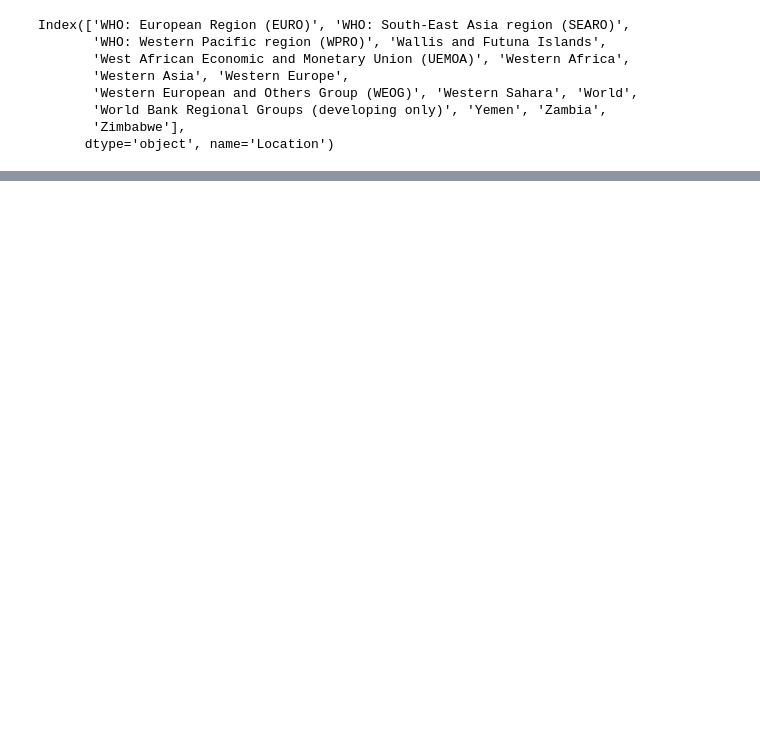
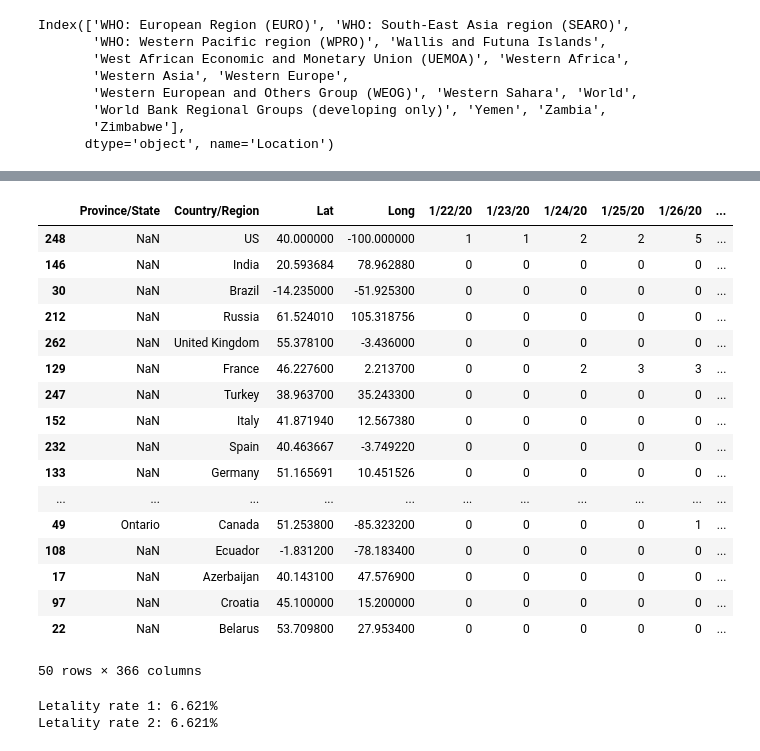
Before and after one commit to Daniel-ASG/Course_Classes, a Jupyter notebook: Data_Science_análises_para_saúde_e_medicina.ipynb, the cells around one changed output, grey strips where cells are left out. Saved outputs shown, nothing was run; the diff lists cells and outputs as text; code cells hidden in the pictures; blank space fills up the shorter version.

```diff
--- a/Data_Science_análises_para_saúde_e_medicina.ipynb
+++ b/Data_Science_análises_para_saúde_e_medicina.ipynb
@@ -803,0 +828,38 @@ combined_expanded.head(50)
+# %%
+confirmed.sort_values(last_date, ascending=False).head(50)
+# %% [output]
+|  | Province/State | Country/Region | Lat | Long | 1/22/20 | 1/23/20 | 1/24/20 | 1/25/20 | 1/26/20 | ... |
+| 248 | NaN | US | 40.000000 | -100.000000 | 1 | 1 | 2 | 2 | 5 | ... |
+| 146 | NaN | India | 20.593684 | 78.962880 | 0 | 0 | 0 | 0 | 0 | ... |
+| 30 | NaN | Brazil | -14.235000 | -51.925300 | 0 | 0 | 0 | 0 | 0 | ... |
+| 212 | NaN | Russia | 61.524010 | 105.318756 | 0 | 0 | 0 | 0 | 0 | ... |
+| 262 | NaN | United Kingdom | 55.378100 | -3.436000 | 0 | 0 | 0 | 0 | 0 | ... |
+| 129 | NaN | France | 46.227600 | 2.213700 | 0 | 0 | 2 | 3 | 3 | ... |
+| 247 | NaN | Turkey | 38.963700 | 35.243300 | 0 | 0 | 0 | 0 | 0 | ... |
+| 152 | NaN | Italy | 41.871940 | 12.567380 | 0 | 0 | 0 | 0 | 0 | ... |
+| 232 | NaN | Spain | 40.463667 | -3.749220 | 0 | 0 | 0 | 0 | 0 | ... |
+| 133 | NaN | Germany | 51.165691 | 10.451526 | 0 | 0 | 0 | 0 | 0 | ... |
+| ... | ... | ... | ... | ... | ... | ... | ... | ... | ... | ... |
+| 49 | Ontario | Canada | 51.253800 | -85.323200 | 0 | 0 | 0 | 0 | 1 | ... |
+| 108 | NaN | Ecuador | -1.831200 | -78.183400 | 0 | 0 | 0 | 0 | 0 | ... |
+| 17 | NaN | Azerbaijan | 40.143100 | 47.576900 | 0 | 0 | 0 | 0 | 0 | ... |
+| 97 | NaN | Croatia | 45.100000 | 15.200000 | 0 | 0 | 0 | 0 | 0 | ... |
+| 22 | NaN | Belarus | 53.709800 | 27.953400 | 0 | 0 | 0 | 0 | 0 | ... |
+50 rows × 366 columns
+# %%
+# http://www.citypopulation.de/en/china/cities/hubei/
+# hubei population
+
+hubei_population = 59270000
+
+confirmed_cases = confirmed.set_index('Province/State').loc['Hubei'][last_date]
+deaths_cases = deaths.set_index('Province/State').loc['Hubei'][last_date]
+recovered_cases = recovered.set_index('Province/State').loc['Hubei'][last_date]
+
+letality_rate_1 = deaths_cases / confirmed_cases * 100
+letality_rate_2 = deaths_cases / (deaths_cases + recovered_cases) * 100
+print(f'Letality rate 1: {letality_rate_1.round(3)}%')
+print(f'Letality rate 2: {letality_rate_2.round(3)}%')
+# %% [output]
+Letality rate 1: 6.621%
+Letality rate 2: 6.621%
```
Also changed, not shown: parts of 37 cells of this notebook.
